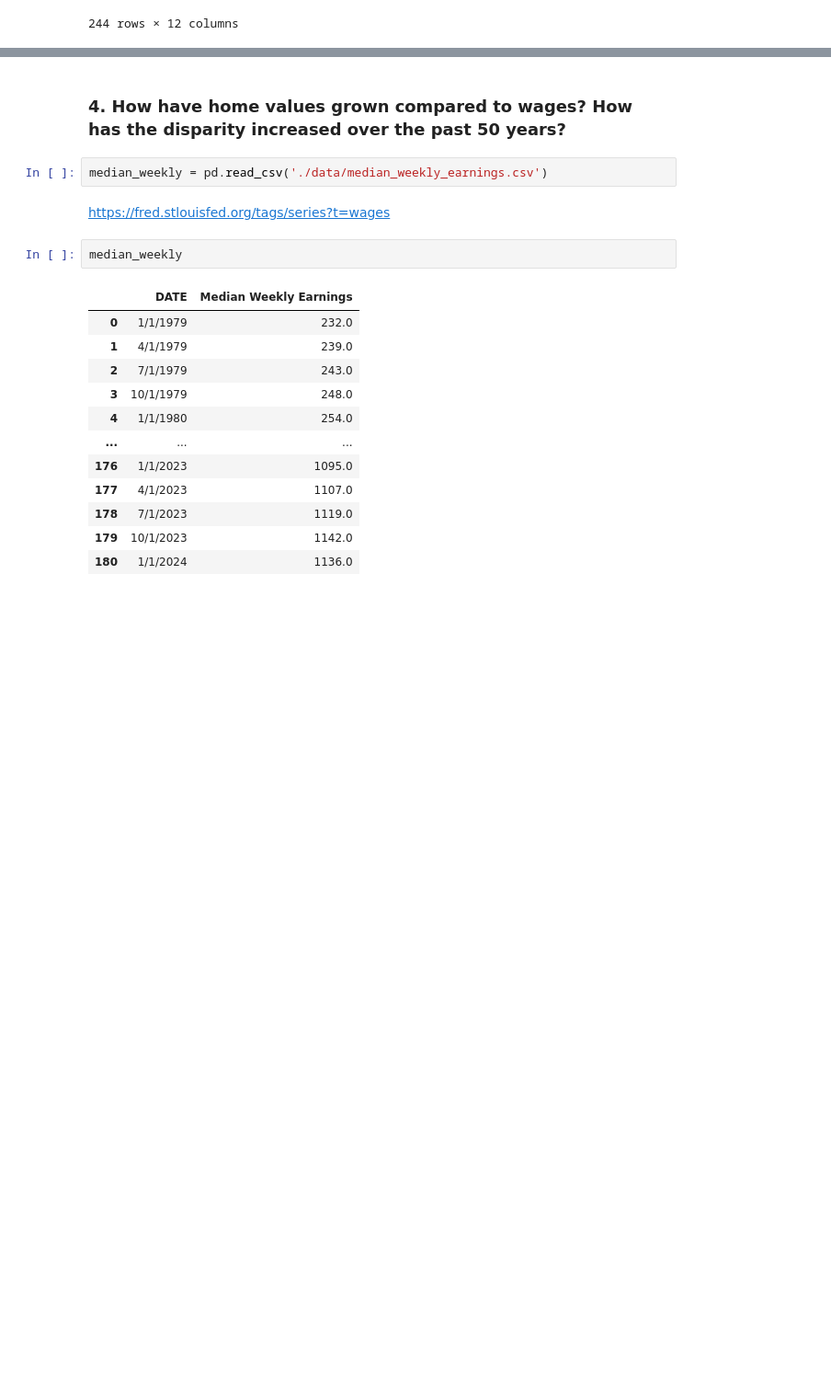
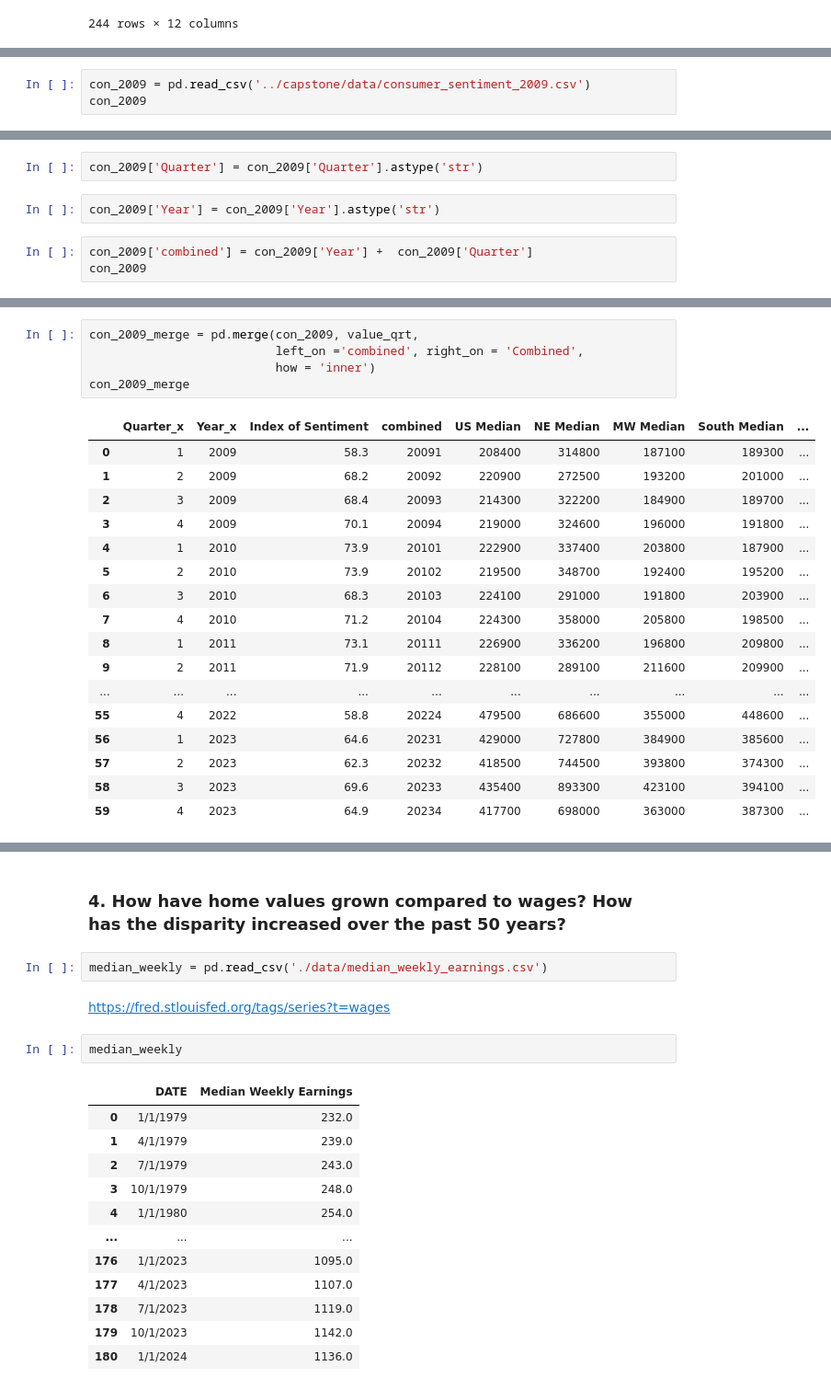
Before and after one commit to mwestonjr/Capstone, a Jupyter notebook: avg_home_sales.ipynb, the cells around one changed output, grey strips where cells are left out. Shown at 92% size. Cells and saved outputs as stored; diff of their text form; blank space fills up the shorter version.

```diff
--- a/avg_home_sales.ipynb
+++ b/avg_home_sales.ipynb
@@ -1214,0 +1215,3 @@ con_avg_corr.corr()
+# %%
+con_2009 = pd.read_csv('../capstone/data/consumer_sentiment_2009.csv')
+con_2009
@@ -1214,0 +1232,7 @@ con_avg_corr.corr()
+# %%
+con_2009['Quarter'] = con_2009['Quarter'].astype('str')
+# %%
+con_2009['Year'] = con_2009['Year'].astype('str')
+# %%
+con_2009['combined'] = con_2009['Year'] +  con_2009['Quarter']
+con_2009
@@ -1214,0 +1253,23 @@ con_avg_corr.corr()
+# %%
+con_2009_merge = pd.merge(con_2009, value_qrt,
+                          left_on ='combined', right_on = 'Combined',
+                          how = 'inner')
+con_2009_merge
+# %% [output]
+|  | Quarter_x | Year_x | Index of Sentiment | combined | US Median | NE Median | MW Median | South Median | ... |
+| 0 | 1 | 2009 | 58.3 | 20091 | 208400 | 314800 | 187100 | 189300 | ... |
+| 1 | 2 | 2009 | 68.2 | 20092 | 220900 | 272500 | 193200 | 201000 | ... |
+| 2 | 3 | 2009 | 68.4 | 20093 | 214300 | 322200 | 184900 | 189700 | ... |
+| 3 | 4 | 2009 | 70.1 | 20094 | 219000 | 324600 | 196000 | 191800 | ... |
+| 4 | 1 | 2010 | 73.9 | 20101 | 222900 | 337400 | 203800 | 187900 | ... |
+| 5 | 2 | 2010 | 73.9 | 20102 | 219500 | 348700 | 192400 | 195200 | ... |
+| 6 | 3 | 2010 | 68.3 | 20103 | 224100 | 291000 | 191800 | 203900 | ... |
+| 7 | 4 | 2010 | 71.2 | 20104 | 224300 | 358000 | 205800 | 198500 | ... |
+| 8 | 1 | 2011 | 73.1 | 20111 | 226900 | 336200 | 196800 | 209800 | ... |
+| 9 | 2 | 2011 | 71.9 | 20112 | 228100 | 289100 | 211600 | 209900 | ... |
+| ... | ... | ... | ... | ... | ... | ... | ... | ... | ... |
+| 55 | 4 | 2022 | 58.8 | 20224 | 479500 | 686600 | 355000 | 448600 | ... |
+| 56 | 1 | 2023 | 64.6 | 20231 | 429000 | 727800 | 384900 | 385600 | ... |
+| 57 | 2 | 2023 | 62.3 | 20232 | 418500 | 744500 | 393800 | 374300 | ... |
+| 58 | 3 | 2023 | 69.6 | 20233 | 435400 | 893300 | 423100 | 394100 | ... |
+| 59 | 4 | 2023 | 64.9 | 20234 | 417700 | 698000 | 363000 | 387300 | ... |
```
Also changed, not shown: parts of 142 cells of this notebook, 1 other file.
